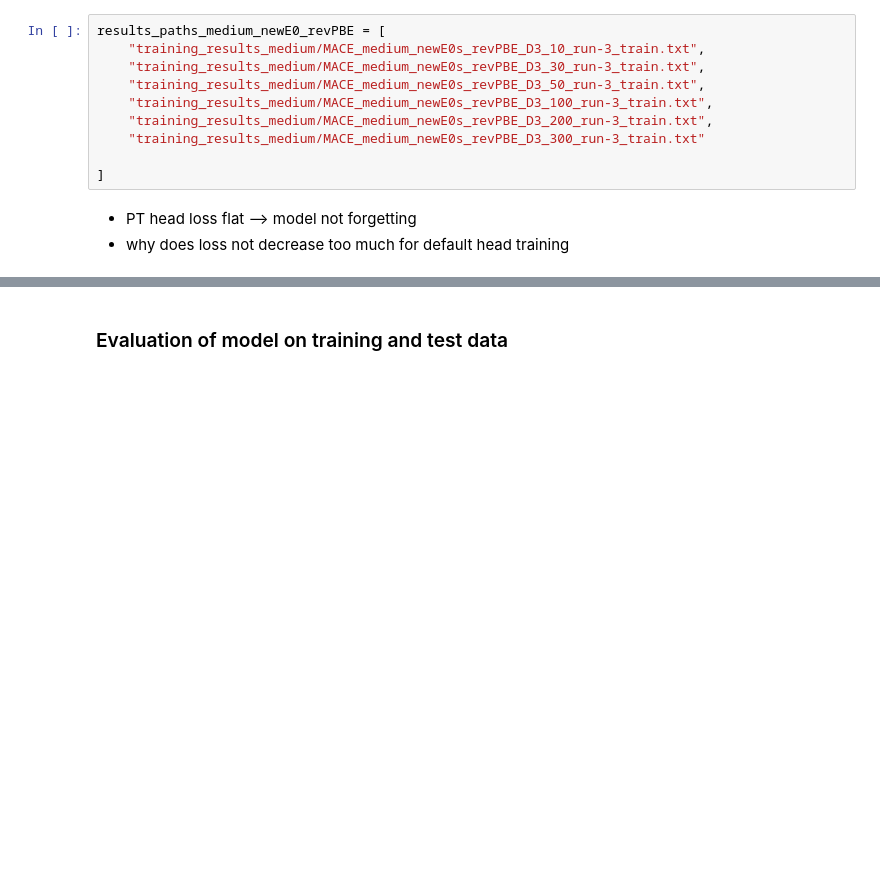
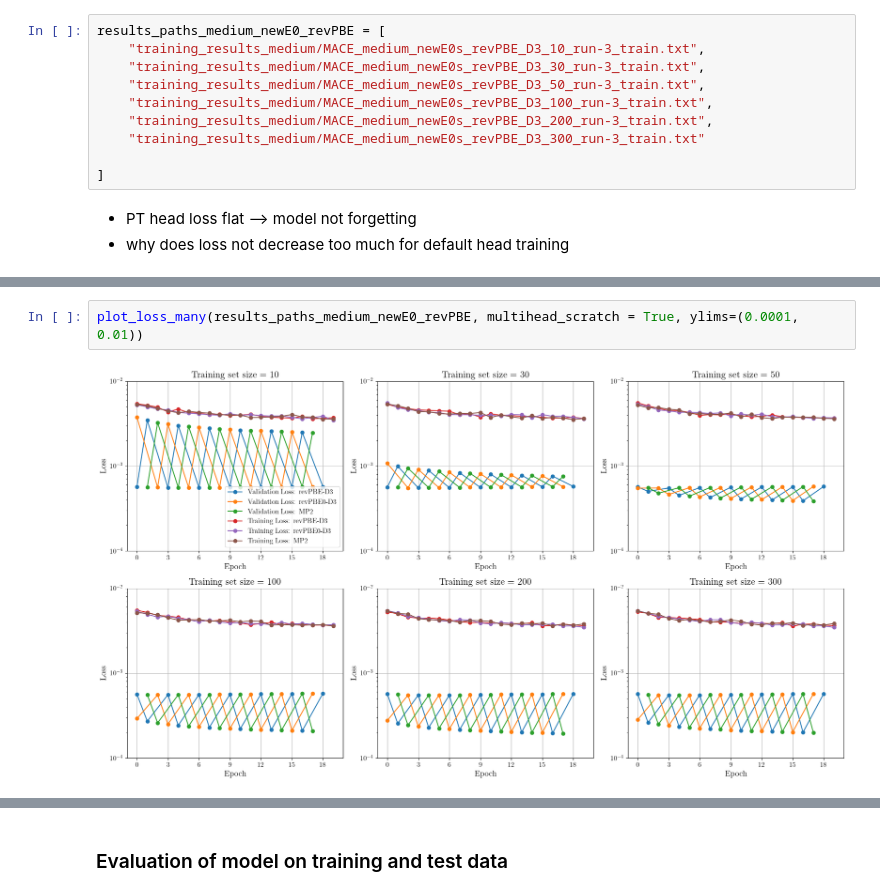
Before and after one commit to joehart2001/WA_MACE_FT, a Jupyter notebook: results/results_rev_PBE_D3.ipynb, the cells around one changed output, grey strips where cells are left out. Cells and saved outputs as stored; diff of their text form; blank space fills up the shorter version.

```diff
--- a/results/results_rev_PBE_D3.ipynb
+++ b/results/results_rev_PBE_D3.ipynb
@@ -261,0 +314,4 @@ plot_loss_many(results_paths_medium_newE0_revPBE, FT=True, ylims=(0.0001, 0.01))
+# %%
+plot_loss_many(results_paths_medium_newE0_revPBE, multihead_scratch = True, ylims=(0.0001, 0.01))
+# %% [output]
+[figure, added]
```
Also changed, not shown: parts of 35 cells of this notebook, 12 other files.
